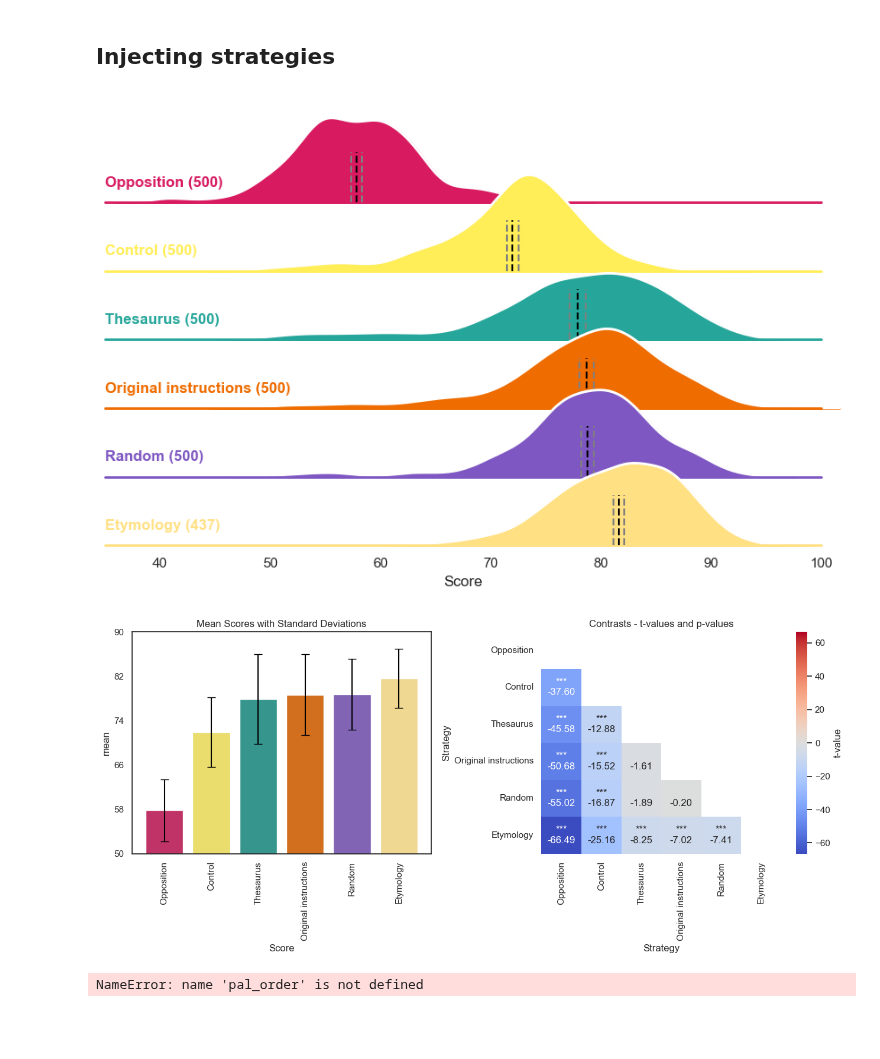
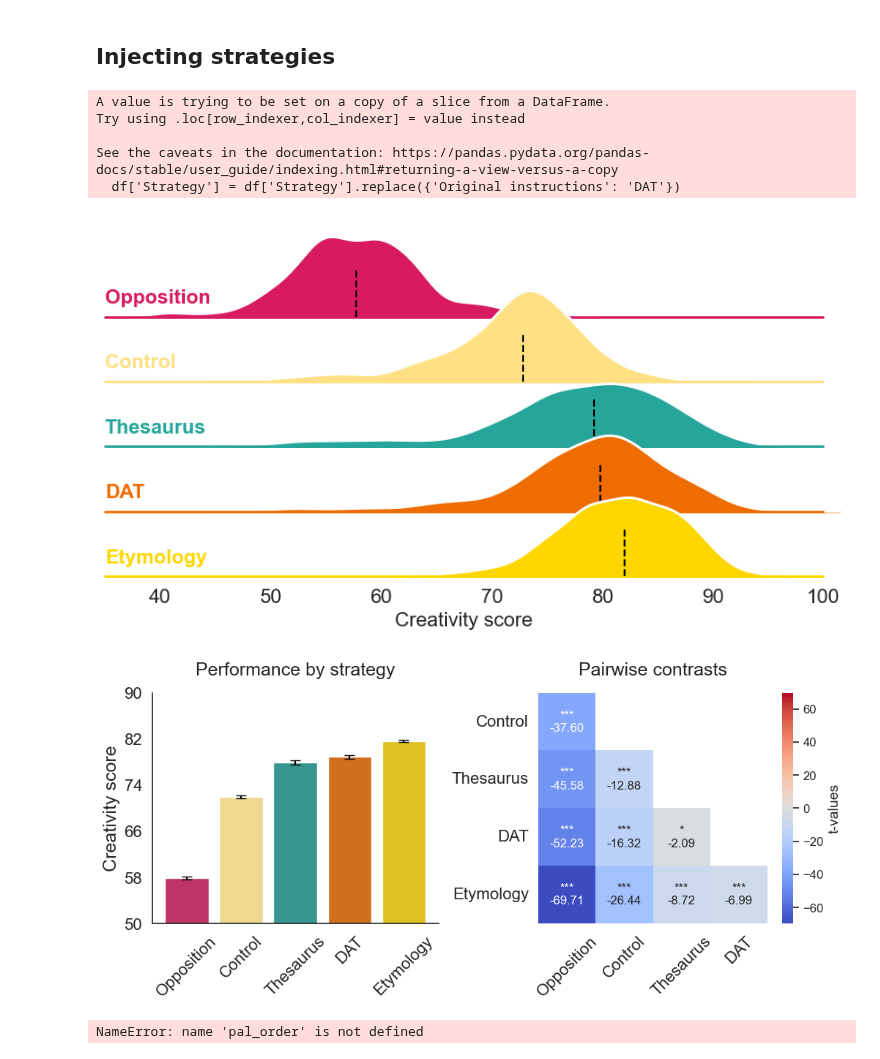
Before and after one commit to AntoineBellemare/DAT_GPT, a Jupyter notebook: scripts/visualization.ipynb, the cells around one changed output. Drawn from its saved outputs; the diff is of its cells as text; code cells hidden in the pictures; blank space fills up the shorter version.

```diff
--- a/scripts/visualization.ipynb
+++ b/scripts/visualization.ipynb
@@ -245,7 +246,11 @@ for file in sorted(os.listdir(data_path)):
                 condition = 'Mid'
             elif 'temp0.2' in file:
                 condition = 'Low'
+            elif 'temp0.9' in file:
+                condition = 'High'
             elif 'temp1.0' and 'pythia' in file:
+                condition = 'High'
+            elif 'temp1.2' and 'claude' in file:
                 condition = 'High'
             else:
                 condition = 'Mid'
@@ -259,11 +264,15 @@ for file in sorted(os.listdir(data_path)):
                 llm = 'BARD'
             elif 'pythia' in file:
                 llm = 'PYTHIA'
+            elif 'oasst_stablelm' in file:
+                llm = 'Stable_LM_open'
+            elif 'stablelm' in file:
+                llm = 'Stable_LM_sai'
             else:
                 llm = 'GPT3'
 
             # Loop through each word in the list
-            score = model.dat(words)
+            score = model_dat.dat(words)
 
             # Append the results to the dictionary
             results_dict['Temperature'].append(condition)
@@ -526,16 +743,16 @@ def get_palette(model, order):
     color_map = {
         'GPT3': {
             'Etymology': colors['GPT3_mid_ety'],
-            'Original instructions': colors['GPT3_mid_DAT'],
-            'Control': colors['GPT3_mid_control'],
-            'Opposition': colors['GPT3_mid_opp'],
+            'DAT': colors['GPT3_mid_DAT'],
+            'Control': 'gold',
+            'Opposition': colors['GPT3_mid_control'],
             'Random': colors['GPT3_mid_rnd'],
             'Thesaurus': colors['GPT3_mid_thes']
         },
         'GPT4': {
             'Etymology': colors['GPT4_mid_ety'],
-            'Original instructions': colors['GPT4_mid_DAT'],
-            'Control': colors['GPT4_mid_control'],
+            'Control': colors['GPT4_mid_DAT'],
+            'DAT': colors['GPT4_mid_control'],
             'Opposition': colors['GPT4_mid_opp'],
             'Thesaurus': colors['GPT4_mid_thes']
         }
@@ -545,11 +762,10 @@ def get_palette(model, order):
 # %%
 ###PLOT STRATEGIES FOR GPT-3
 
-pal = {'GPT3':[colors['GPT3_mid_ety'],
+pal = {'GPT3':['black',
                colors['GPT3_mid_DAT'],
                colors['GPT3_mid_control'],
                colors['GPT3_mid_opp'],
-               colors['GPT3_mid_rnd'],
                colors['GPT3_mid_thes']],
       'GPT4':[colors['GPT4_mid_ety'],
               colors['GPT4_mid_DAT'],
@@ -560,56 +776,66 @@ gpt = results_df['Model'].unique()[2]
 #print(pal[gpt])
 
 df = results_df.loc[(results_df['Model'] == gpt) & (results_df['Temperature'] == 'Mid')]
+df['Strategy'] = df['Strategy'].replace({'Original instructions': 'DAT'})
 df = df.groupby('Strategy').apply(lambda x: x[np.abs(x['Score'] - x['Score'].mean()) <= 3 * x['Score'].std()]).reset_index(drop=True)
 df = df.groupby('Strategy').apply(lambda x: x.sample(min(len(x), 500), random_state=42)).reset_index(drop=True)
+df = df[df['Strategy'] != 'Random']
 
 order = df.groupby('Strategy')['Score'].mean().sort_values(ascending=True).index
 pal_order = get_palette(gpt, order)
 # Initialize the FacetGrid gpt
 g = sns.FacetGrid(df,row="Strategy", hue="Strategy", aspect=9,
-                  height=1, palette=[pal_order[0], pal_order[1], pal_order[2], pal_order[3],pal_order[4], pal_order[5]], row_order=order)
+                  height=1, palette=[pal_order[0], pal_order[3], pal_order[1], pal_order[2],pal_order[4]], row_order=order)
 
 # Draw the densities in a few steps
 g.map(sns.kdeplot, "Score",
       bw_adjust=1, clip_on=False,
       fill=True, alpha=1, linewidth=1.5)
 g.map(sns.kdeplot, "Score", clip_on=False, color="w", lw=2, bw_adjust=1)
 
 # passing color=None to refline() uses the hue mapping
 g.refline(y=0, linewidth=2, linestyle="-", color=None, clip_on=False)
 
 
 # Define and use a simple function to label the plot in axes coordinates
 def label(x, color, label):
       ax = plt.gca()
-      ax.text(0, .2, f"{label} ({len(df.loc[df['Strategy']==label])})", fontweight="bold", color=color,
-                  ha="left", va="center", transform=ax.transAxes)
+      ax.text(0, .2, f"{label}", fontweight="bold", color=color,
+                  ha="left", va="center", transform=ax.transAxes, fontsize=16)
 g.map(label, "Score")
 # Add vertical lines for mean and confidence intervals
 mean_conf, pvals, tvals = analyze_results(df, 'Strategy', order=order)
 for ax, model in zip(g.axes.flat, order):
-      ax.axvline(mean_conf[mean_conf['Strategy'] == model]['mean'].values[0], color='black', linestyle='--', ymin=0, ymax=0.5)
-      ax.axvline(mean_conf[mean_conf['Strategy'] == model]['ci_low'].values[0], color='gray', linestyle='--', ymin=0, ymax=0.5)
-      ax.axvline(mean_conf[mean_conf['Strategy'] == model]['ci_high'].values[0], color='gray', linestyle='--', ymin=0, ymax=0.5)
-
+      ax.axvline(mean_conf[mean_conf['Strategy'] == model]['median'].values[0], color='black', linestyle='--', ymin=0, ymax=0.5)
+      #ax.axvline(mean_conf[mean_conf['Strategy'] == model]['ci_low'].values[0], color='gray', linestyle='--', ymin=0, ymax=0.5)
+      #ax.axvline(mean_conf[mean_conf['Strategy'] == model]['ci_high'].values[0], color='gray', linestyle='--', ymin=0, ymax=0.5)
+for ax in g.axes.flat:
+    ax.set_xlabel('Creativity score', fontsize=16)
+    for label in ax.get_xticklabels():
+        label.set_fontsize(16)
 # Set the subplots to overlap
 g.figure.subplots_adjust(hspace=-.32)
 
 # Remove axes details that don't play well with overlap
 g.set_titles("")
 g.set(yticks=[], ylabel="")
 g.set(xlim=(35, 100))
 g.despine(bottom=True, left=True)
-g.savefig('GPT4_strategy3_kde.png', dpi=300)
+g.savefig('GPT3_strategy3_kde.png', dpi=300)
 '''create_heatmap(mean_conf, 'Strategy', tvals_table=tvals,
             pvals_table=pvals, order=order, pal=pal_order, color_order=[pal_order[2], pal_order[0], pal_order[5], pal_order[3],pal_order[4], pal_order[1]], large=17, xlim=(50, 90),
             save='GPT_strategy2_{}.png'.format(e))'''
 create_heatmap(mean_conf, 'Strategy', tvals_table=tvals,
-            pvals_table=pvals, order=order, pal=pal_order, color_order=[pal_order[2], pal_order[0], pal_order[5], pal_order[3],pal_order[4], pal_order[1]], large=(13, 6), xlim=(50, 90),
-            save='GPT4')
+            pvals_table=pvals, order=order, pal=pal_order, color_order=[pal_order[2], pal_order[0], pal_order[4],pal_order[3], pal_order[1]], large=(10.5, 5), xlim=(50, 90),
+            save='GPT3_final', rotation=45, title_name='Performance by strategy', axis_name='Creativity score')
 # %% [output]
+A value is trying to be set on a copy of a slice from a DataFrame.
+Try using .loc[row_indexer,col_indexer] = value instead
+
+See the caveats in the documentation: https://pandas.pydata.org/pandas-docs/stable/user_guide/indexing.html#returning-a-view-versus-a-copy
+  df['Strategy'] = df['Strategy'].replace({'Original instructions': 'DAT'})
-[figure, old version]
+[figure, new version]
-[figure, old version]
+[figure, new version]
 # %%
 def plot_distributions(colors, spacing=5):
     x = np.linspace(-10, 10 + len(colors) * spacing, 1000)
```
Also changed, not shown: parts of 24 cells of this notebook.
